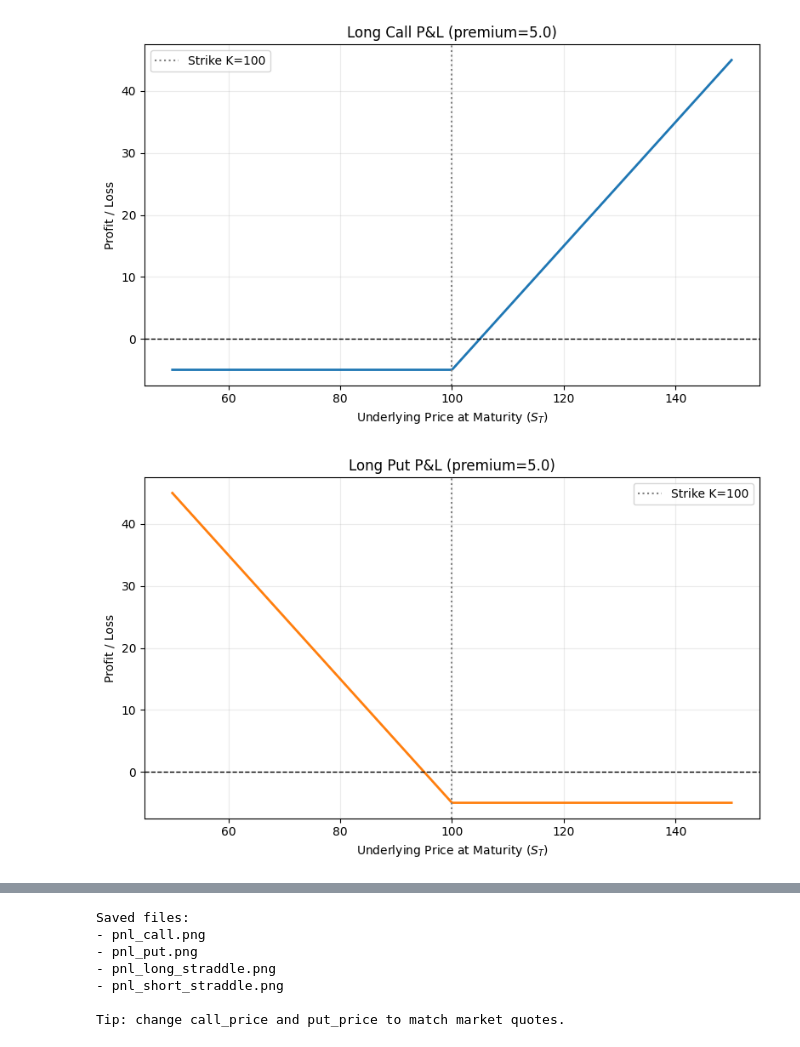
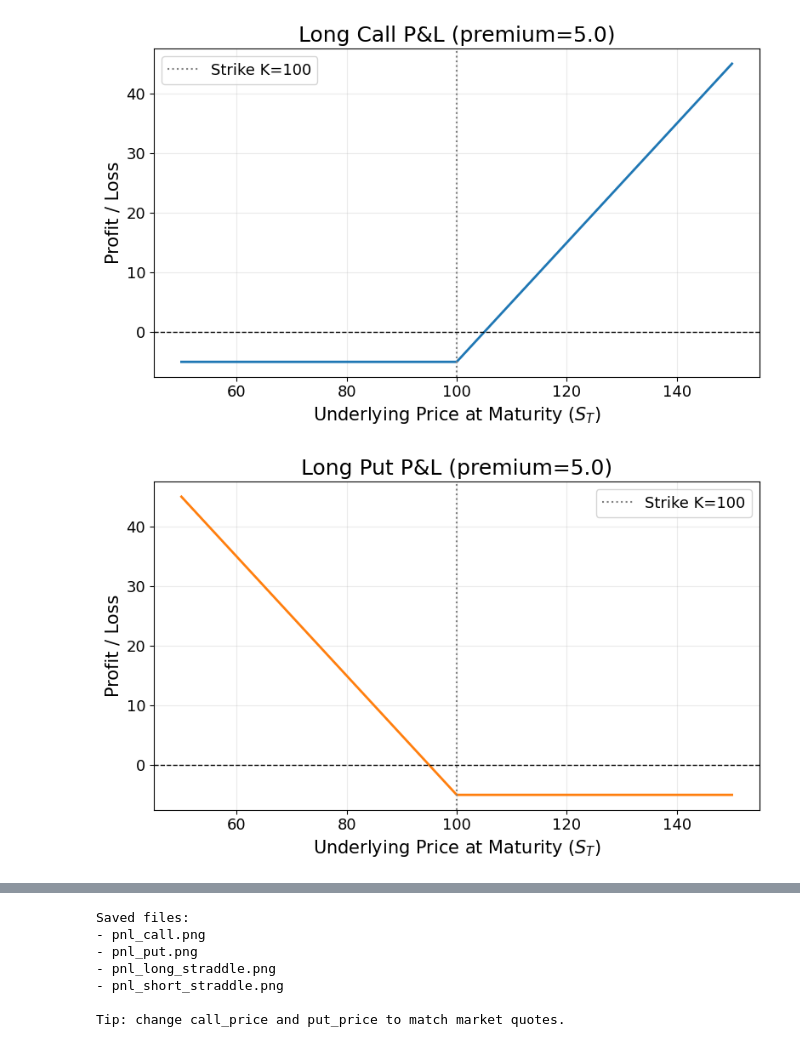
Before and after one commit to StevenYang23/Volatility-based_Quant_Strategy, a Jupyter notebook: Report/images/gen_img_4_report.ipynb, the cells around one changed output, grey strips where cells are left out. Cells and saved outputs as stored; diff of their text form; code cells hidden in the pictures.

```diff
--- a/Report/images/gen_img_4_report.ipynb
+++ b/Report/images/gen_img_4_report.ipynb
@@ -9,6 +9,12 @@ call_price = 5.0  # premium paid for 1 call
 put_price = 5.0   # premium paid for 1 put
 s_min, s_max = 50, 150
 num_points = 500
+
+# Typography settings for larger text in exported figures
+TITLE_FONTSIZE = 18
+LABEL_FONTSIZE = 15
+TICK_FONTSIZE = 13
+LEGEND_FONTSIZE = 13
 
 # Price grid at maturity
 S_T = np.linspace(s_min, s_max, num_points)
@@ -35,11 +41,12 @@ def plot_and_save(x, y, title, ylabel, filename, color):
     ax.plot(x, y, color=color, linewidth=2)
     ax.axhline(0, color="black", linestyle="--", linewidth=1)
     ax.axvline(K, color="gray", linestyle=":", linewidth=1.5, label=f"Strike K={K}")
-    ax.set_title(title)
-    ax.set_xlabel("Underlying Price at Maturity ($S_T$)")
-    ax.set_ylabel(ylabel)
+    ax.set_title(title, fontsize=TITLE_FONTSIZE)
+    ax.set_xlabel("Underlying Price at Maturity ($S_T$)", fontsize=LABEL_FONTSIZE)
+    ax.set_ylabel(ylabel, fontsize=LABEL_FONTSIZE)
+    ax.tick_params(axis="both", labelsize=TICK_FONTSIZE)
     ax.grid(alpha=0.25)
-    ax.legend()
+    ax.legend(fontsize=LEGEND_FONTSIZE)
     fig.tight_layout()
     fig.savefig(out_dir / filename, dpi=300)
     plt.show()
@@ -58,32 +65,32 @@ plot_and_save(
     long_put_pnl,
     f"Long Put P&L (premium={put_price})",
     "Profit / Loss",
     "pnl_put.png",
     "tab:orange",
 )
 plot_and_save(
     S_T,
     long_straddle_pnl,
     f"Long Straddle P&L (total premium={call_price + put_price})",
     "Profit / Loss",
     "pnl_long_straddle.png",
     "tab:green",
 )
 plot_and_save(
     S_T,
     short_straddle_pnl,
     f"Short Straddle P&L (total premium received={call_price + put_price})",
     "Profit / Loss",
     "pnl_short_straddle.png",
     "tab:red",
 )
 
 print("Saved files:")
 print("- pnl_call.png")
 print("- pnl_put.png")
 print("- pnl_long_straddle.png")
 print("- pnl_short_straddle.png")
 print("\nTip: change call_price and put_price to match market quotes.")
 # %% [output]
-[figure, old version]
+[figure, new version]
-[figure, old version]
+[figure, new version]
```
Also changed, not shown: parts of 1 cell of this notebook, 32 other files.
